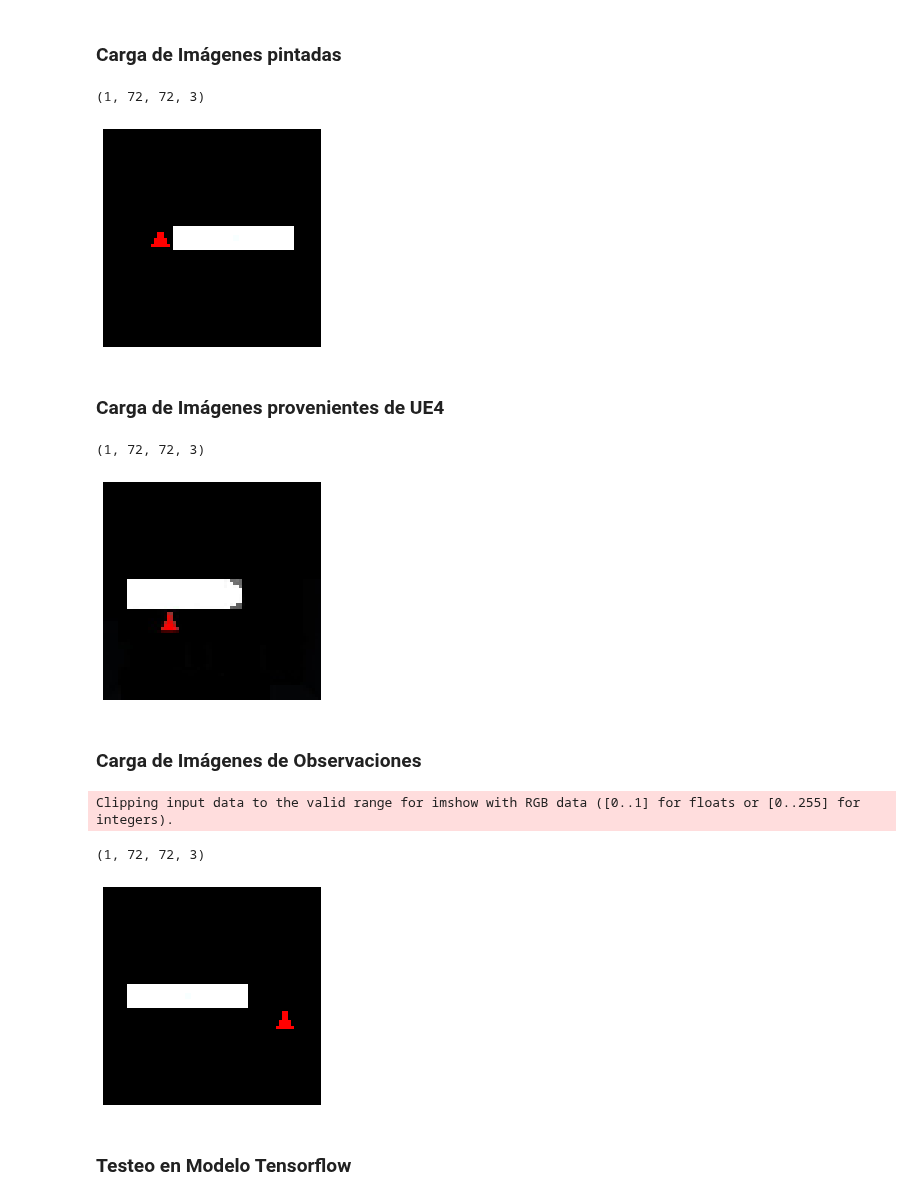
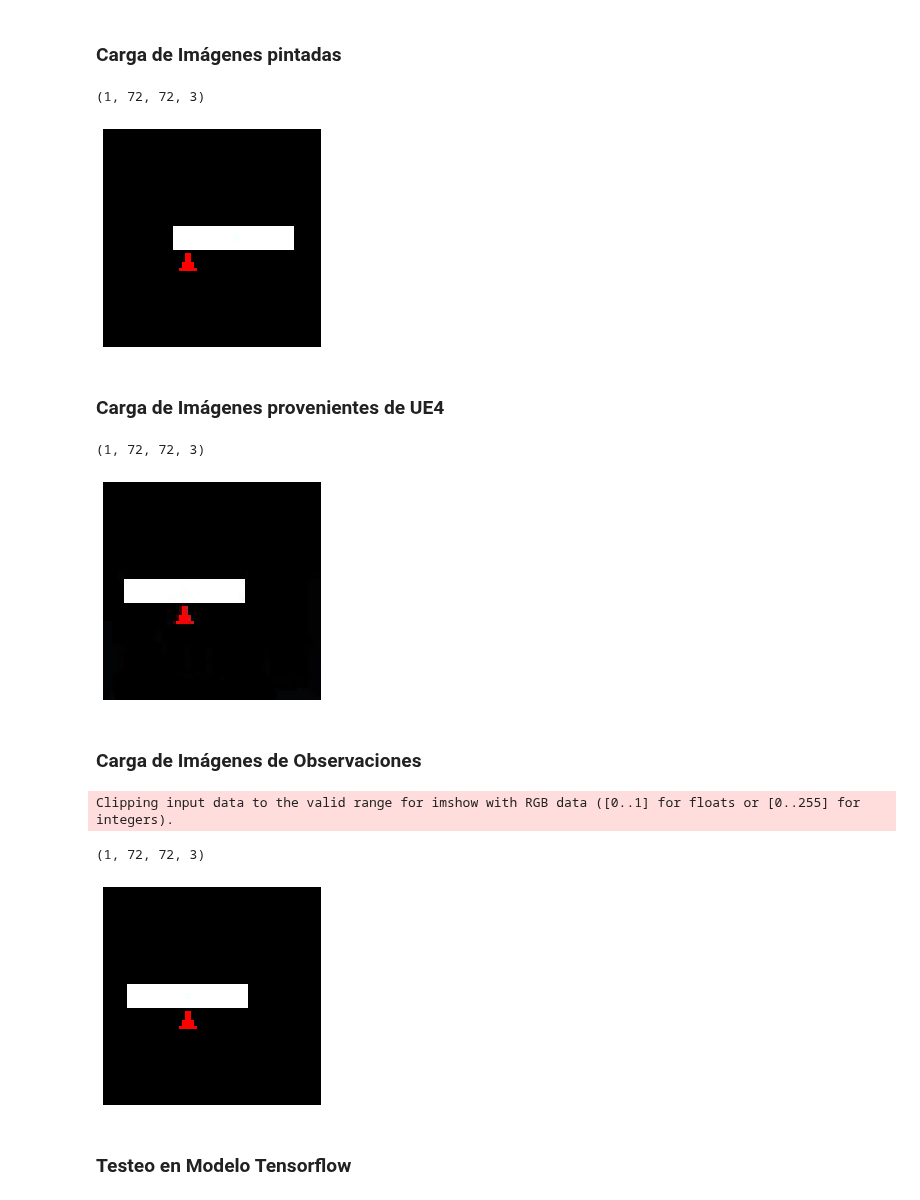
Before and after one commit to matpg/RL-Agent-for-Unreal-Engine, a Jupyter notebook: script_pruebas_tensorflow.ipynb, the cells around one changed output. Cells and saved outputs as stored; diff of their text form; code cells hidden in the pictures.

```diff
--- a/script_pruebas_tensorflow.ipynb
+++ b/script_pruebas_tensorflow.ipynb
@@ -43,7 +43,7 @@ def paint_obs_route(obsdnumpy_folder, number_ob):
   return img_to_test, img
 
 n_folder = 7
-image_test_index = 8
+image_test_index = 4
 image_to_test, image_to_plt = paint_obs_route(n_folder, image_test_index+1)
 
 def print_images(image):
@@ -53,7 +53,7 @@ def print_images(image):
 print_images(image_to_plt)
 # %% [output]
 (1, 72, 72, 3)
-[figure, old version]
+[figure, new version]
 # %% [markdown]
 ### Carga de Imágenes provenientes de UE4
 # %%
@@ -61,35 +61,35 @@ print_images(image_to_plt)
 
 '''
 
 def imgUE4_route(obsdnumpy_folder, number_ob):
   file = '/content/drive/MyDrive/Colab Notebooks/AgentNet/archivos de observaciones/obsnumpy'+str(obsdnumpy_folder)+"/puzzle("+str(number_ob)+").jpg"
   img = tf.keras.preprocessing.image.load_img(file, target_size=[72, 72])
   img_to_test = tf.keras.preprocessing.image.img_to_array(img)
   img_to_test = np.array(img_to_test).reshape(1, 72, 72, 3)
   print(img_to_test.shape)
   return img_to_test, img
 
 n_folder = 5
-image_test_index = 30
+image_test_index = 36
 
 '''
   RUTA
   IMAGEN UE4 -> PUZZLE 14
 
 '''
 image_to_test, image_to_plt = imgUE4_route(n_folder, image_test_index)
 
 def print_images(image):
   plt.imshow(image)
   plt.axis('off')
 
 print_images(image_to_plt)
 # EN UE4, SE PODRIA GENERAR LA IMAGEN NEGRA, Y
 # LUEGO, CON DIRECCIONES O PUNTOS DE REFERENCIA DADAS,
 # GENERAR EL TRINGULO DEL AGENTE EN COLOR ROJO
 # %% [output]
 (1, 72, 72, 3)
-[figure, old version]
+[figure, new version]
 # %% [markdown]
 ### Carga de Imágenes de Observaciones
 # %%
@@ -139,7 +139,8 @@ def obs_route(obsdnumpy_folder, number_ob):
 
 n_folder = 6
 
-image_test_index =73
+image_test_index = 67
+
 image_to_test, image_to_plt  = obs_route(n_folder, image_test_index)
 
 def print_images(image):
@@ -147,12 +148,11 @@ def print_images(image):
   plt.imshow(image)
   plt.axis('off')
 
-
 print_images(image_to_plt)
 # %% [output]
 Clipping input data to the valid range for imshow with RGB data ([0..1] for floats or [0..255] for integers).
 (1, 72, 72, 3)
-[figure, old version]
+[figure, new version]
 # %% [markdown]
 ### Testeo en Modelo Tensorflow
 # %%
```
Also changed, not shown: parts of 1 cell of this notebook.
